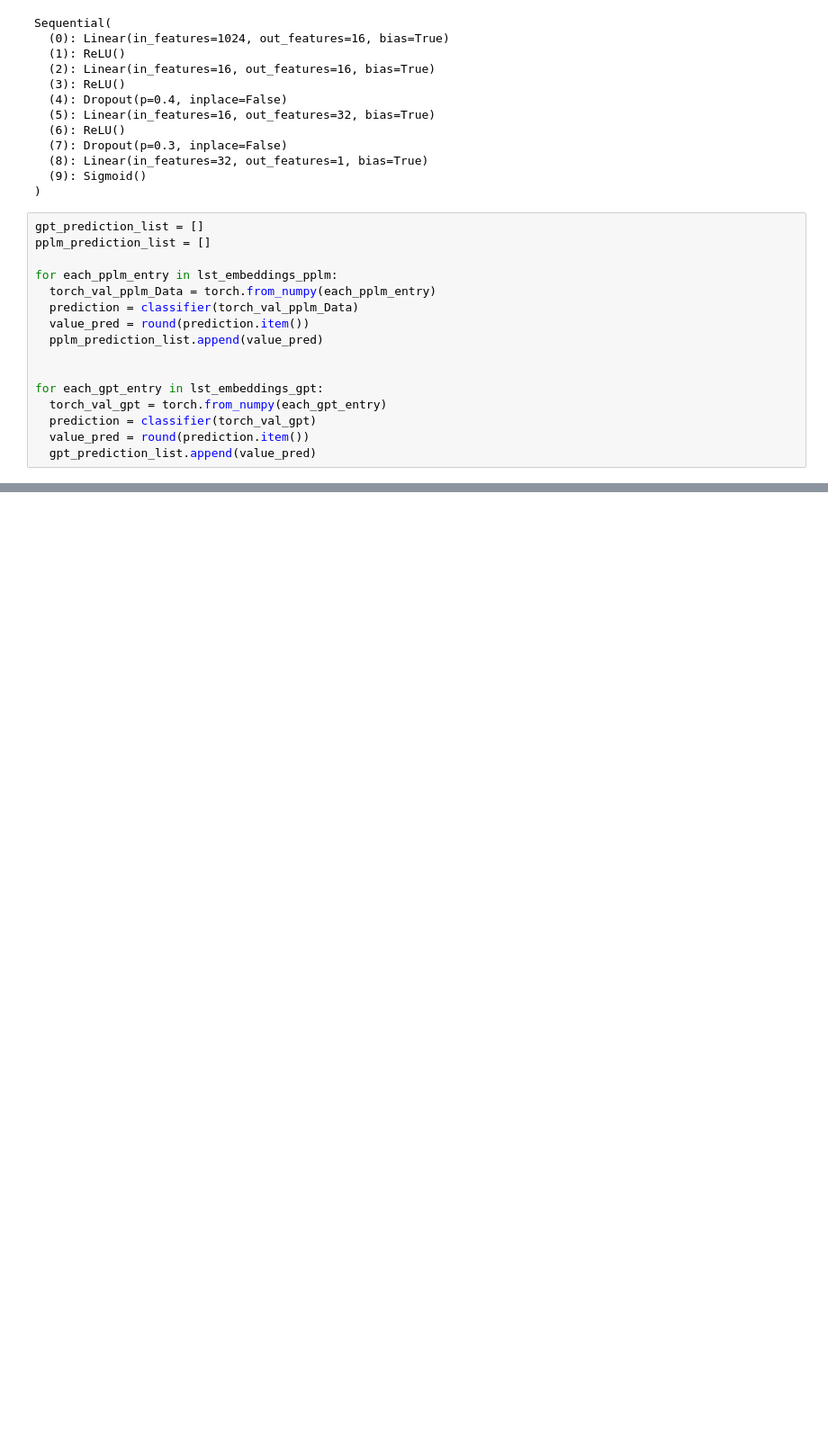
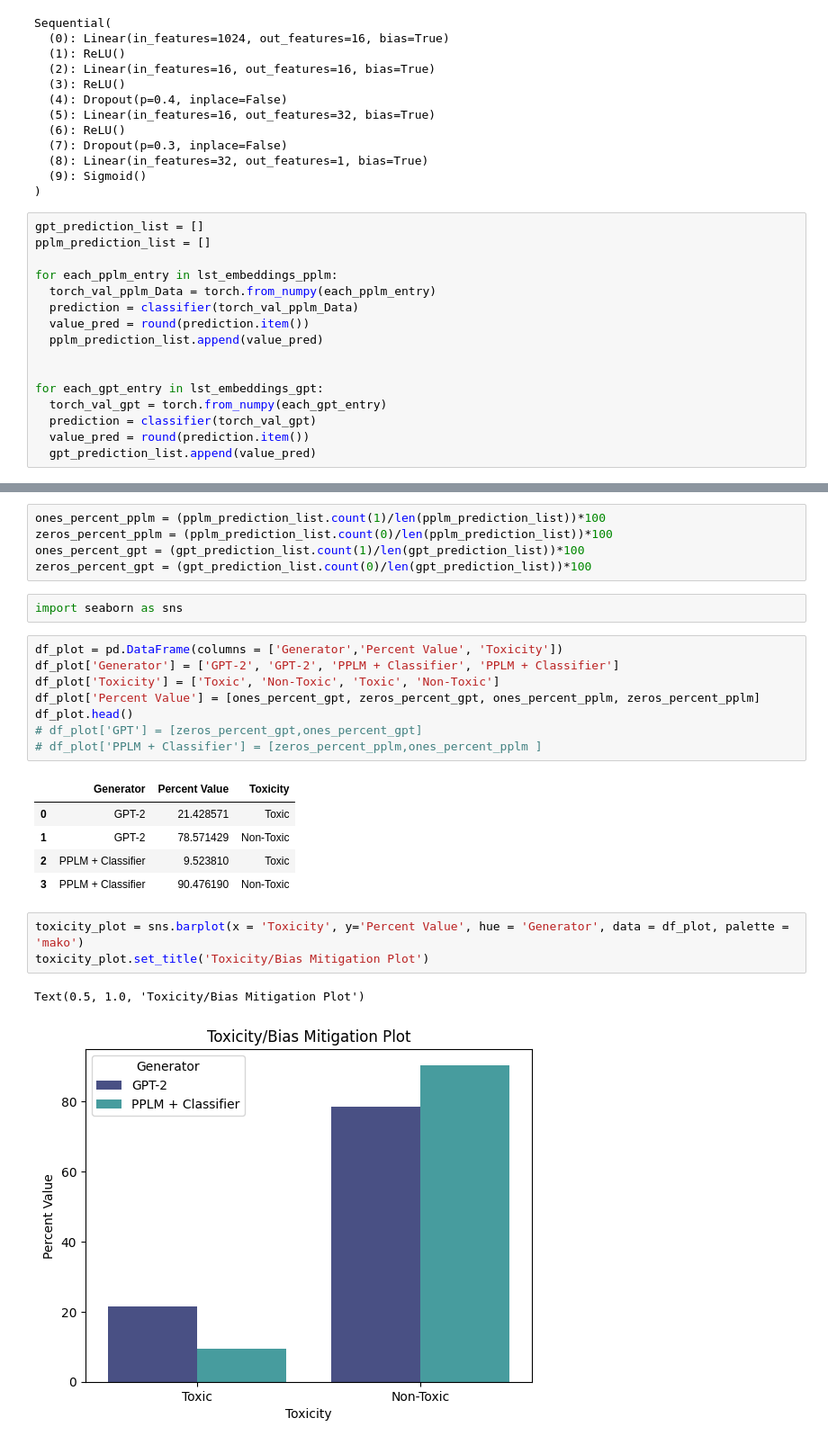
Before and after one commit to HeeketMehta/PPLM_Bias_Research, a Jupyter notebook: Validating_pplm_results_try.ipynb, the cells around one changed output, grey strips where cells are left out. Shown at 90% size. Drawn from its saved outputs; the diff is of its cells as text; blank space fills up the shorter version.

```diff
--- a/Validating_pplm_results_try.ipynb
+++ b/Validating_pplm_results_try.ipynb
@@ -116,0 +114,27 @@ print("% of 0s in GPT List ---- ",100*(gpt_prediction_list.count(0)/len(gpt_pred
+# %%
+ones_percent_pplm = (pplm_prediction_list.count(1)/len(pplm_prediction_list))*100
+zeros_percent_pplm = (pplm_prediction_list.count(0)/len(pplm_prediction_list))*100
+ones_percent_gpt = (gpt_prediction_list.count(1)/len(gpt_prediction_list))*100
+zeros_percent_gpt = (gpt_prediction_list.count(0)/len(gpt_prediction_list))*100
+# %%
+import seaborn as sns
+# %%
+df_plot = pd.DataFrame(columns = ['Generator','Percent Value', 'Toxicity'])
+df_plot['Generator'] = ['GPT-2', 'GPT-2', 'PPLM + Classifier', 'PPLM + Classifier']
+df_plot['Toxicity'] = ['Toxic', 'Non-Toxic', 'Toxic', 'Non-Toxic']
+df_plot['Percent Value'] = [ones_percent_gpt, zeros_percent_gpt, ones_percent_pplm, zeros_percent_pplm]
+df_plot.head()
+# df_plot['GPT'] = [zeros_percent_gpt,ones_percent_gpt]
+# df_plot['PPLM + Classifier'] = [zeros_percent_pplm,ones_percent_pplm ]
+# %% [output]
+|  | Generator | Percent Value | Toxicity |
+| 0 | GPT-2 | 21.428571 | Toxic |
+| 1 | GPT-2 | 78.571429 | Non-Toxic |
+| 2 | PPLM + Classifier | 9.523810 | Toxic |
+| 3 | PPLM + Classifier | 90.476190 | Non-Toxic |
+# %%
+toxicity_plot = sns.barplot(x = 'Toxicity', y='Percent Value', hue = 'Generator', data = df_plot, palette = 'mako')
+toxicity_plot.set_title('Toxicity/Bias Mitigation Plot')
+# %% [output]
+Text(0.5, 1.0, 'Toxicity/Bias Mitigation Plot')
+[figure, added]
```
Also changed, not shown: parts of 5 cells of this notebook.
